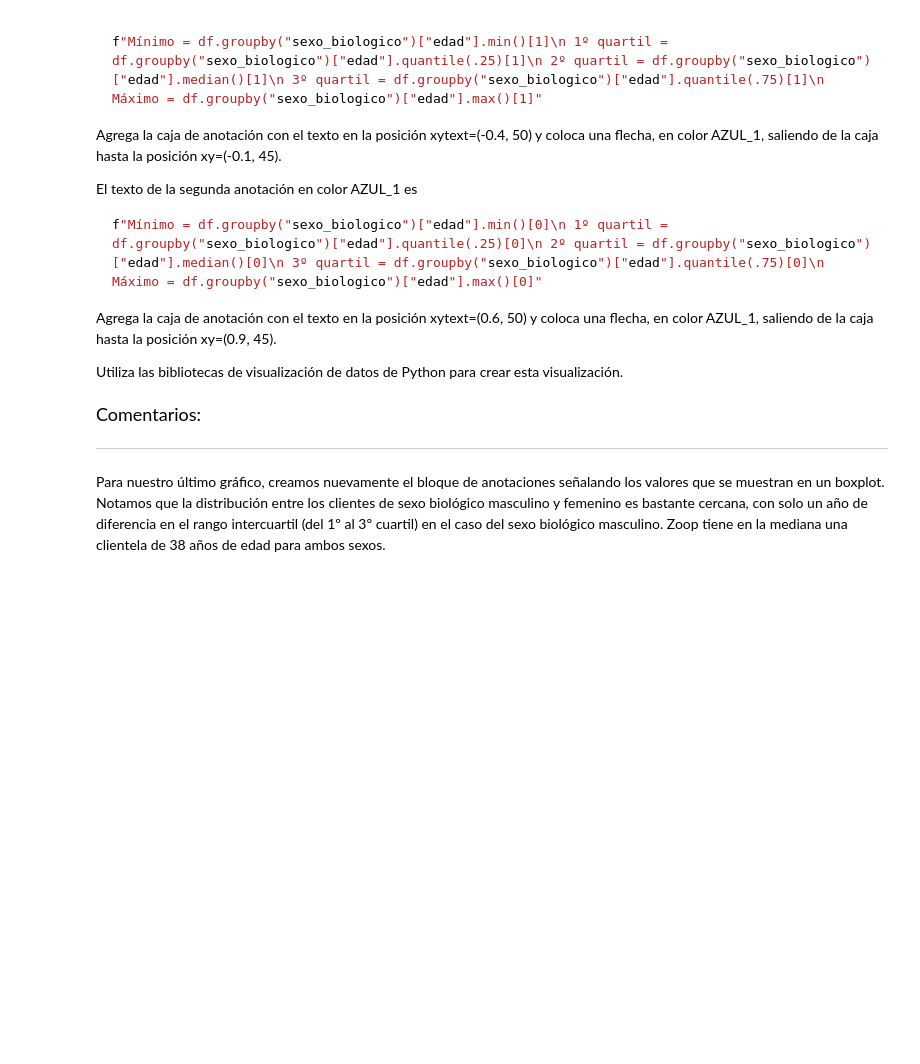
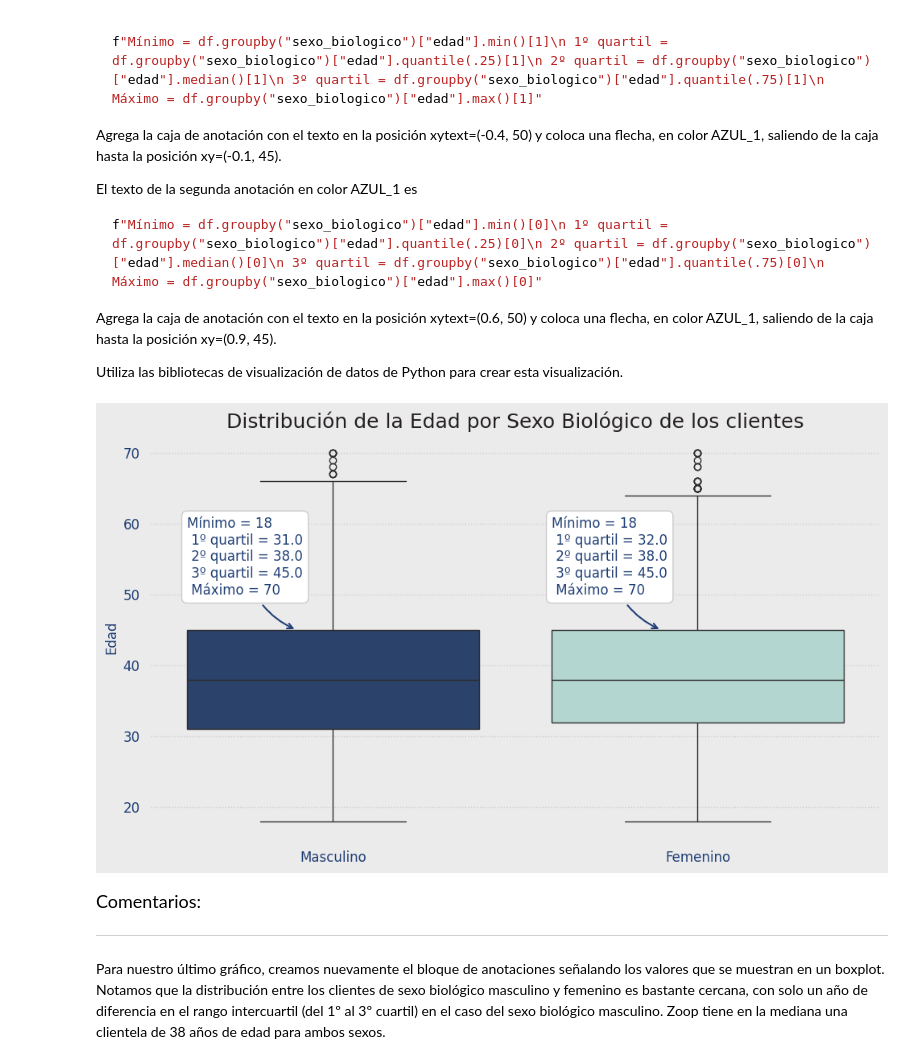
Before and after one commit to DaniGa-Mo/IA_Ciencia_de_Datos, a Jupyter notebook: IA_aplicada_a_ciencia_de_datos.ipynb, the cells around one changed output. Cells and saved outputs as stored; diff of their text form; code cells hidden in the pictures; blank space fills up the shorter version.

```diff
--- a/IA_aplicada_a_ciencia_de_datos.ipynb
+++ b/IA_aplicada_a_ciencia_de_datos.ipynb
@@ -2395,3 +2797,7 @@ Utiliza las bibliotecas de visualización de datos de Python para crear esta vis
+# %%
+box_plot_edad_sexo().show()
+# %% [output]
+[figure, added]
 # %% [markdown]
 <font color="7b71ff" size=4> Comentarios: </font>
 
```
Also changed, not shown: parts of 21 cells of this notebook.
